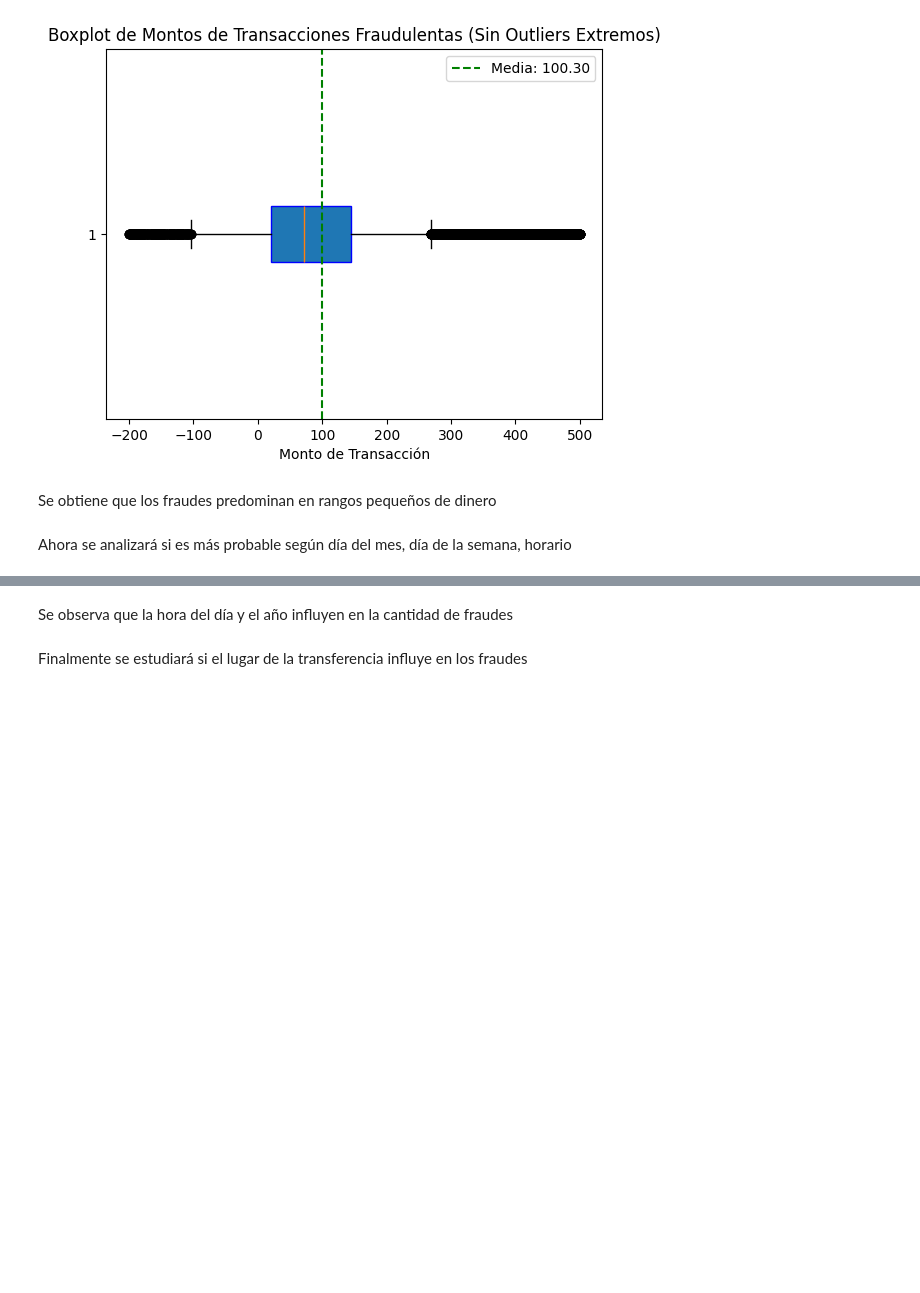
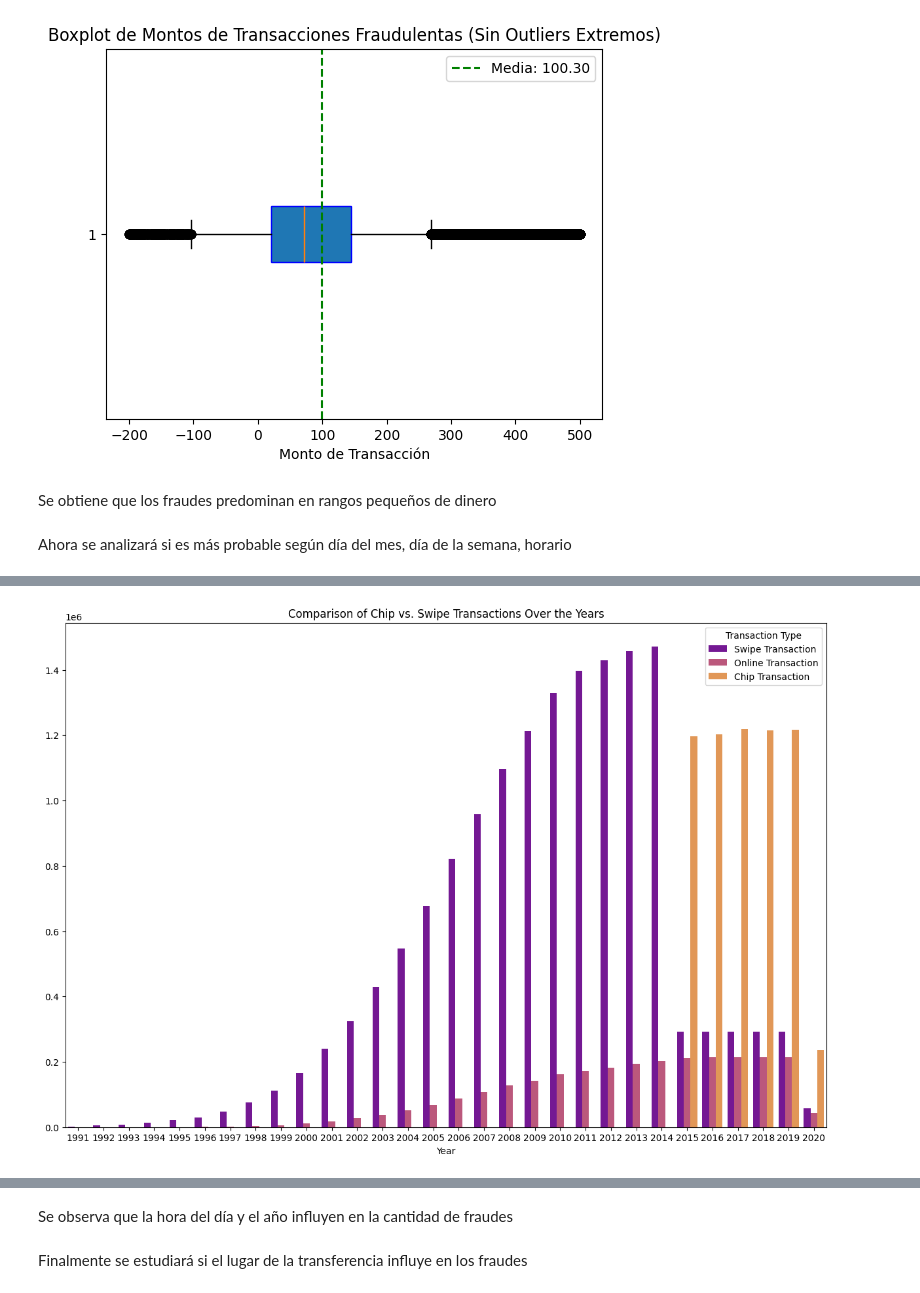
Before and after one commit to AlePatata/Proyecto-Mineros, a Jupyter notebook: EDA2.ipynb, the cells around one changed output, grey strips where cells are left out. Saved outputs shown, nothing was run; the diff lists cells and outputs as text; code cells hidden in the pictures; blank space fills up the shorter version.

```diff
--- a/EDA2.ipynb
+++ b/EDA2.ipynb
@@ -71,3 +96,14 @@ df_frauds_times = df_frauds[['Year', 'Month', 'Day', 'Hour', 'Is Fraud?']].copy(
+# %%
+
+
+plt.figure(figsize=(15, 10))
+sns.countplot(data=df_cc_times, x='Year', hue='Use Chip', palette='plasma')
+plt.title('Comparison of Chip vs. Swipe Transactions Over the Years')
+plt.legend(title='Transaction Type')
+plt.ylabel('') # Ocultar el nombre del eje y
+plt.show()
+# %% [output]
+[figure, added]
 # %%
 plt.figure(figsize=(15, 10))
 sns.countplot(data=df_frauds_times, x='Year', hue='Year', palette='pastel', legend=False)
```
Also changed, not shown: parts of 14 cells of this notebook, 2 other files.
